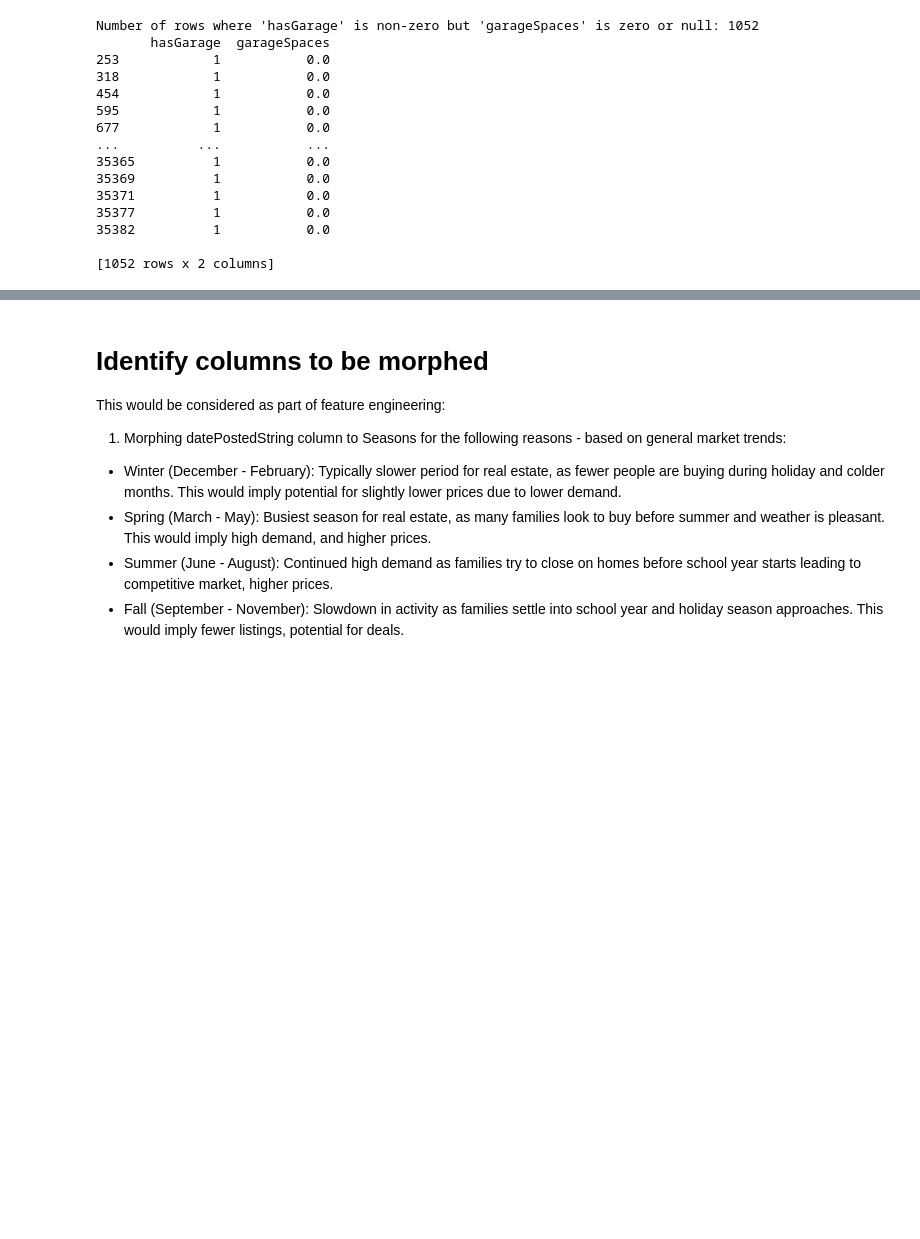
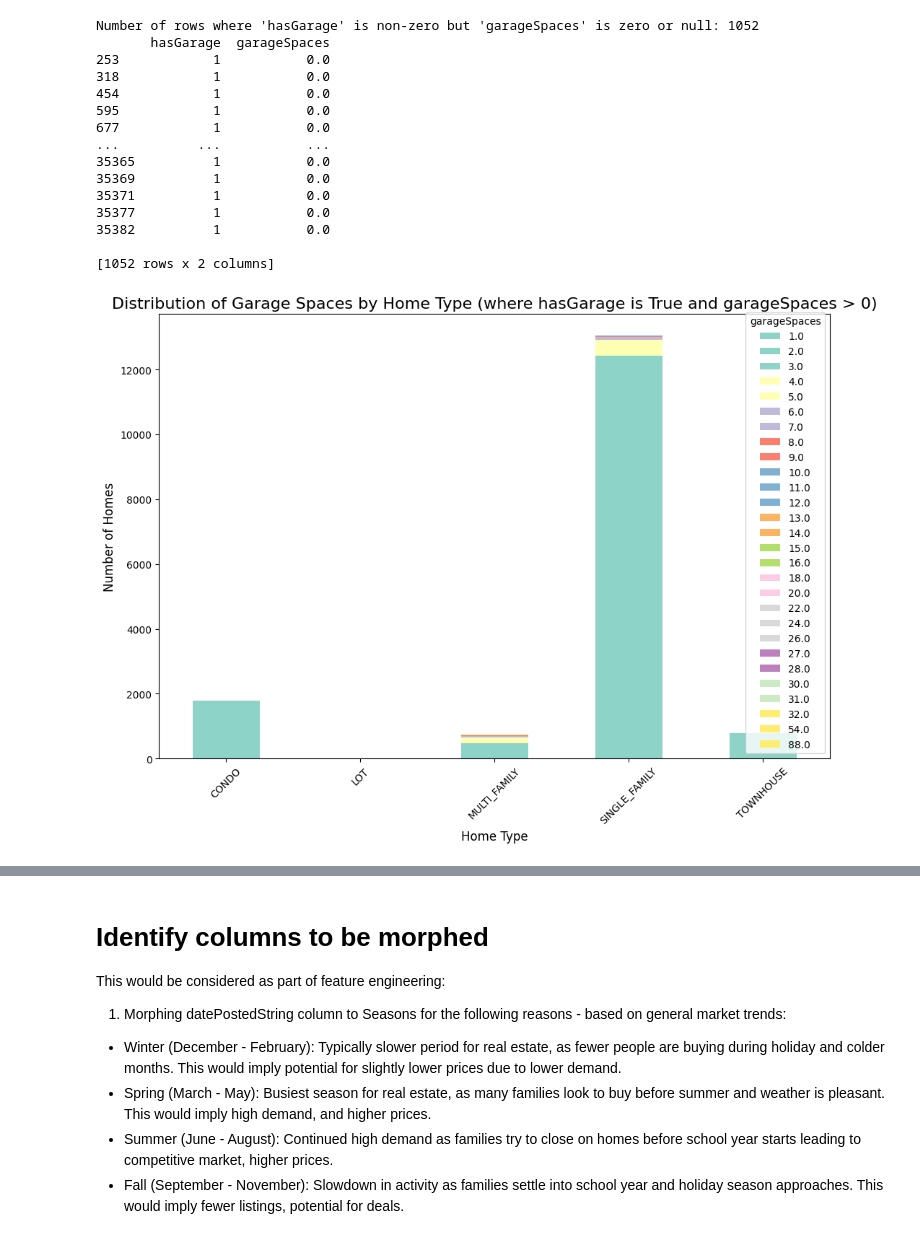
Before and after one commit to soumyaRohan/SDS-CP006-california-housing-prediction, a Jupyter notebook: ph1-data-cleaning-eda/Imtiaz_data_analysis.ipynb, the cells around one changed output, grey strips where cells are left out. Cells and saved outputs as stored; diff of their text form; code cells hidden in the pictures; blank space fills up the shorter version.

Commit message:
additional cleaning of data

```diff
--- a/ph1-data-cleaning-eda/Imtiaz_data_analysis.ipynb
+++ b/ph1-data-cleaning-eda/Imtiaz_data_analysis.ipynb
@@ -185,6 +185,11 @@ columns_to_drop.extend(['is_bankOwned', 'is_forAuction', 'hasBadGeocode'])
 # With this assumption the 'lotAreaUnit' column can be added to the list of columns to be dropped since we will be considering area in sqft only
 columns_to_drop.append('lotAreaUnit')
 
+# since there is only one entry with homeType = APARTMENT, it should be replaced as CONDO
+data.loc[data['homeType'] == 'APARTMENT', 'homeType'] = 'CONDO'
+
+# confirm that there is no more entry with homeType as APARTMENT
+print("Any entries with homeType as APARTMENT ", data[data['homeType'] == 'APARTMENT'].shape[0])
 
 print("\nRunnnig List of columns to drop:")
 print(columns_to_drop)
@@ -305,4 +318,21 @@ print(f"Number of rows where 'parking' and 'hasGarage' differ: {num_differences}
 
 # Print the rows where 'parking' and 'hasGarage' are different
 print(differences[['parking', 'hasGarage']])
+
+# Filter rows where 'hasGarage' is non-zero (True), 'garageSpaces' is non-zero, but 'parking' is zero
+rows_with_parking_issues = data[(data['hasGarage'] != 0) & (data['garageSpaces'] > 0) & (data['parking'] == 0)]
+
+# Print the number of rows that meet the condition
+num_issues = rows_with_parking_issues.shape[0]
+print(f"Number of rows where 'hasGarage' and 'garageSpaces' are non-zero but 'parking' is zero: {num_issues}")
+
+# Display the rows with the parking issue
+print(rows_with_parking_issues[['hasGarage', 'garageSpaces', 'parking']])
+
+# Update rows where 'parking' is 0, 'hasGarage' is 1 (True), and 'garageSpaces' is non-zero
+data.loc[(data['parking'] == 0) & ((data['hasGarage'] == 1) | (data['garageSpaces'] > 0)), 'parking'] = True
+
+# Verify the update by checking the affected rows
+updated_rows = data[(data['hasGarage'] == 1) | (data['garageSpaces'] > 0) & (data['parking'] == True)]
+print(updated_rows[['hasGarage', 'garageSpaces', 'parking']].head())
 # %% [output]
@@ -347,3 +390,26 @@ Number of rows where 'hasGarage' is non-zero but 'garageSpaces' is zero or null:
 35382          1           0.0
 
 [1052 rows x 2 columns]
+# %%
+import matplotlib.pyplot as plt
+
+# Compare the instances where hasGarage is true and garageSpaces is non zero and create bar chart of these values against homeType.
+# Step 1: Filter where 'hasGarage' is True and 'garageSpaces' is non-zero
+filtered_data = data[(data['hasGarage'] == True) & (data['garageSpaces'] > 0)]
+
+# Step 2: Group by 'homeType' and 'garageSpaces', and count occurrences
+garage_spaces_counts = filtered_data.groupby(['homeType', 'garageSpaces']).size().unstack(fill_value=0)
+
+# Step 3: Create a stacked bar chart to show the distribution of 'garageSpaces' per 'homeType'
+garage_spaces_counts.plot(kind='bar', stacked=True, figsize=(12, 8), colormap='Set3')
+
+# Add chart labels and title
+plt.title('Distribution of Garage Spaces by Home Type (where hasGarage is True and garageSpaces > 0)', fontsize=16)
+plt.xlabel('Home Type', fontsize=12)
+plt.ylabel('Number of Homes', fontsize=12)
+
+# Show the plot
+plt.xticks(rotation=45)
+plt.show()
+# %% [output]
+[figure, added]
```
Also changed, not shown: parts of 13 cells of this notebook.
